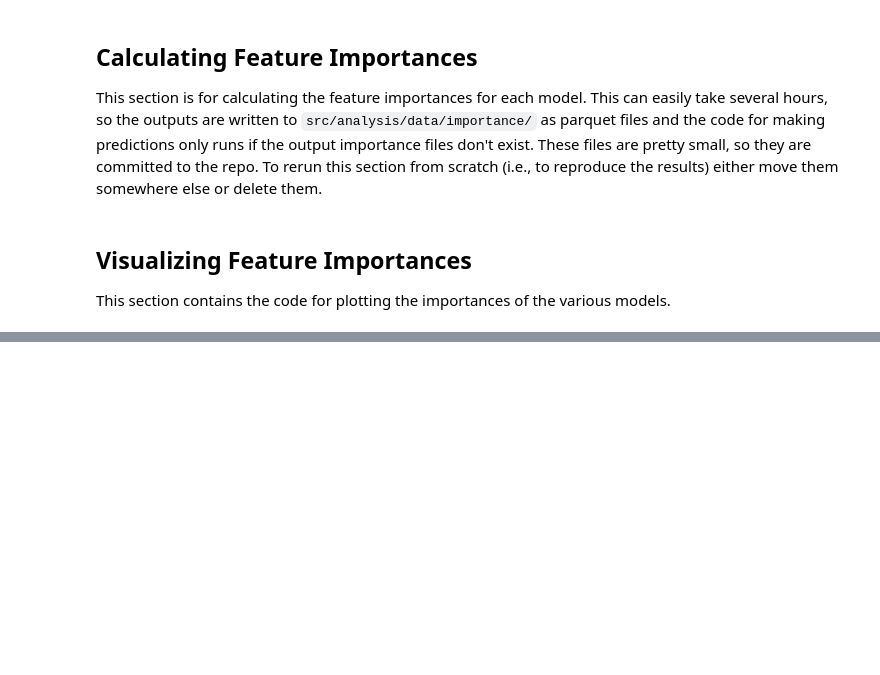
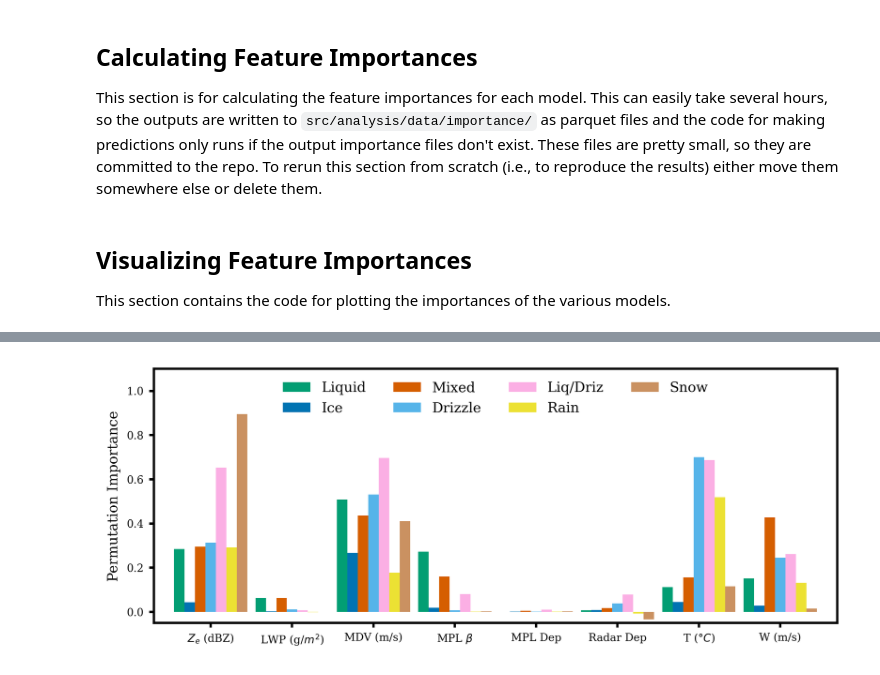
Before and after one commit to maxwelllevin/cloudphase-ml-amt, a Jupyter notebook: src/analysis/importances.ipynb, the cells around one changed output, grey strips where cells are left out. Cells and saved outputs as stored; diff of their text form; code cells hidden in the pictures; blank space fills up the shorter version.

```diff
--- a/src/analysis/importances.ipynb
+++ b/src/analysis/importances.ipynb
@@ -514,0 +624,34 @@ with plt.style.context("style.mplstyle"):
+# %%
+phases = {
+    "liquid": "Liquid",
+    "ice": "Ice",
+    "mixed": "Mixed",
+    "drizzle": "Drizzle",
+    "liq_driz": "Liq/Driz",
+    "rain": "Rain",
+    "snow": "Snow",
+    # "avg": "Avg",
+}
+renamed_cmap = {phases[p]: c for p, c in cmap.items() if p in phases}
+
+with plt.style.context("style.mplstyle"):
+    fig, ax = plt.subplots(figsize=(8, 3))
+    data = df[(df["model"] == "cnnB") & (df["phase"] != "avg")].pivot(index="feature",columns="phase", values="importance")
+    data = data[list(phases)].rename(columns=phases)
+    data.plot.bar(ax=ax, width=0.9, color=renamed_cmap, legend=None)
+
+    ax.set_ylim(-0.05, 1.1)
+
+    ax.set_xlabel("")
+    ax.set_ylabel("Permutation Importance")
+    ax.set_xticklabels(ax.get_xticklabels(), rotation=0)
+
+    plt.legend(
+        loc="upper center",
+        # bbox_to_anchor=(0.5, -0.15),
+        ncol=4
+    )
+    fig.savefig("figures/cnn_importances.png")
+    plt.show()
+# %% [output]
+[figure, added]
```
Also changed, not shown: parts of 6 cells of this notebook, 3 other files.
